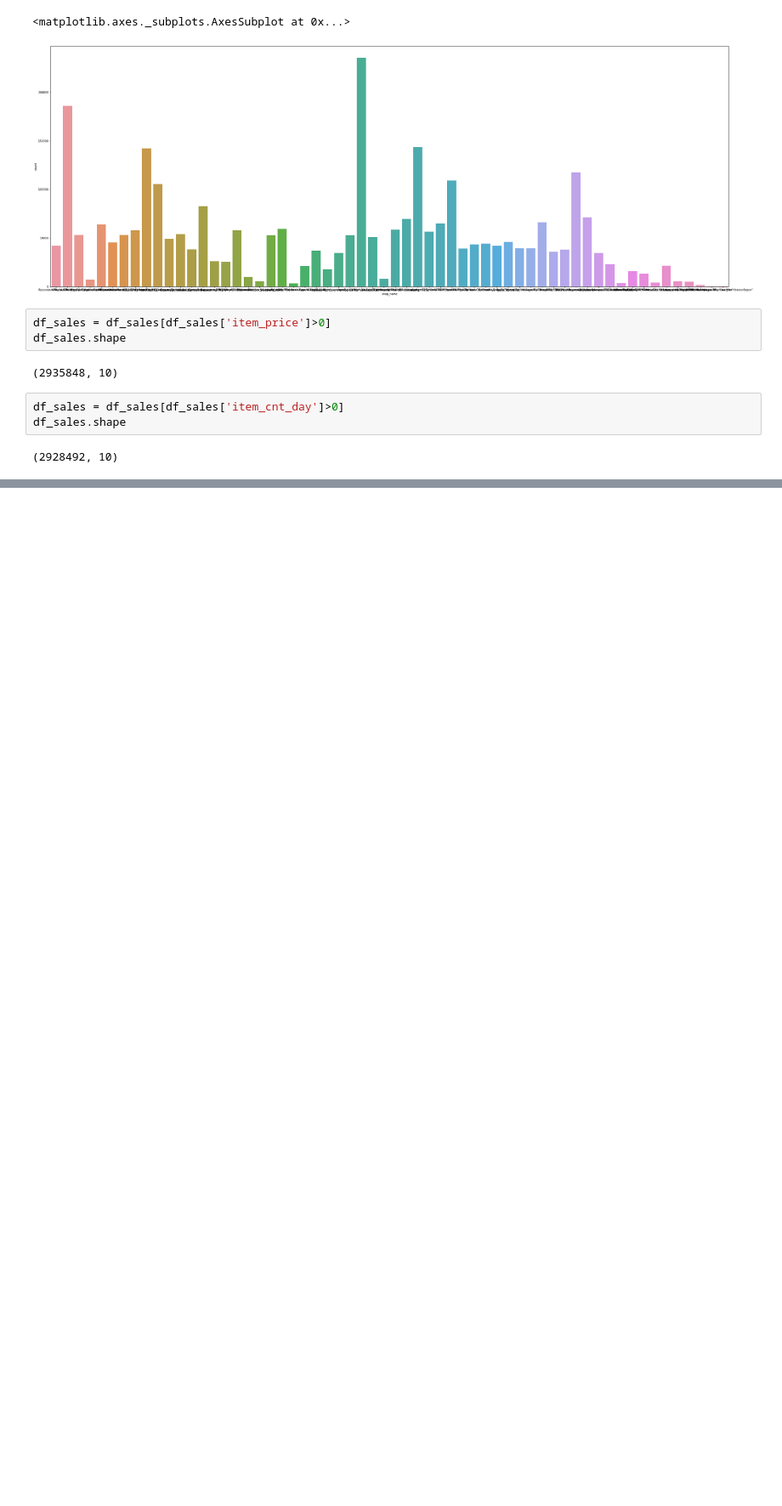
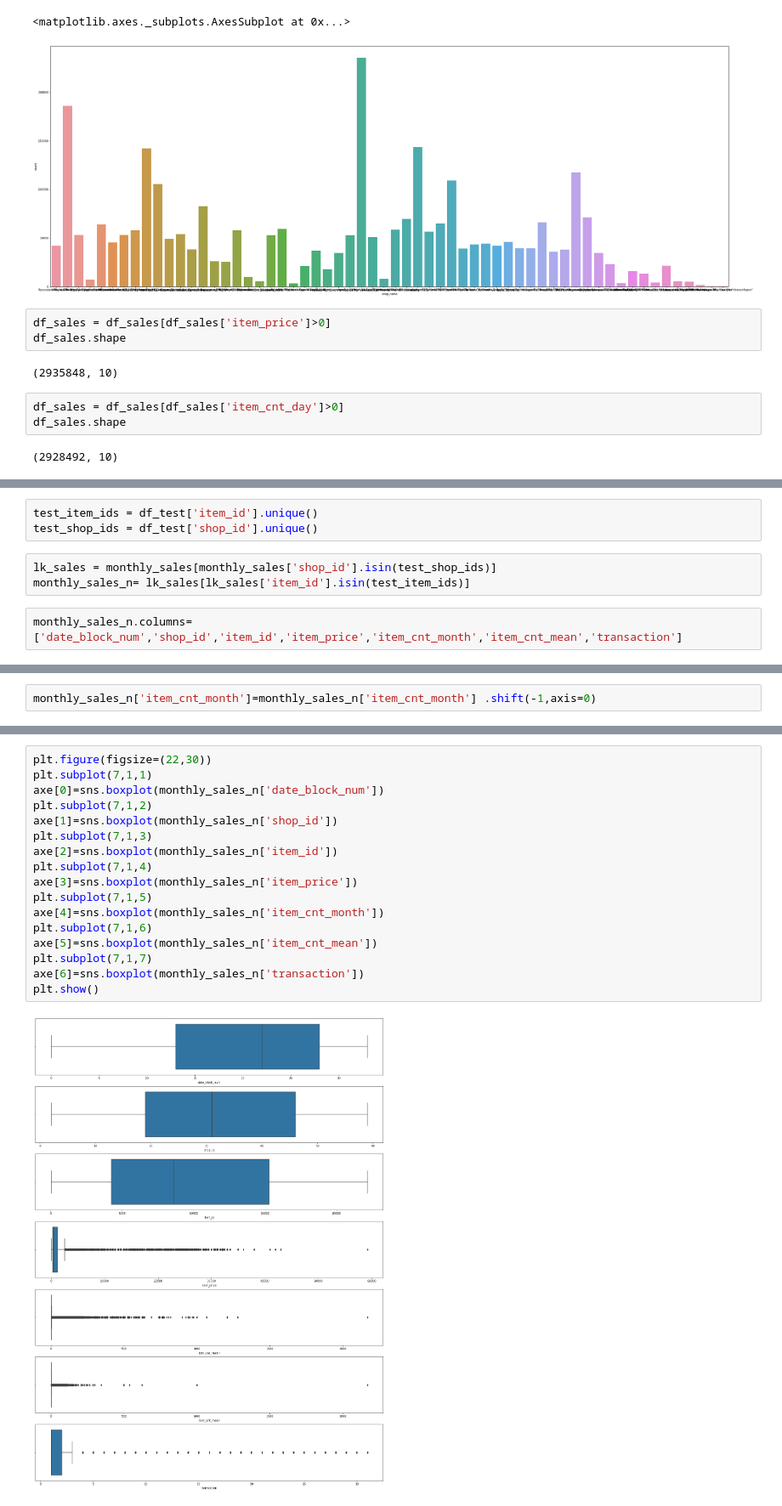
Before and after one commit to sardarmonsoorsait/Crossroad, a Jupyter notebook: asaiTech_predictfuturesales.ipynb, the cells around one changed output, grey strips where cells are left out. Shown at 85% size. Saved outputs shown, nothing was run; the diff lists cells and outputs as text; blank space fills up the shorter version.

```diff
--- a/asaiTech_predictfuturesales.ipynb
+++ b/asaiTech_predictfuturesales.ipynb
@@ -283,0 +289,8 @@ monthly_s = df_sales.join(monthly_sales,)
+# %%
+test_item_ids = df_test['item_id'].unique()
+test_shop_ids = df_test['shop_id'].unique()
+# %%
+lk_sales = monthly_sales[monthly_sales['shop_id'].isin(test_shop_ids)]
+monthly_sales_n= lk_sales[lk_sales['item_id'].isin(test_item_ids)]
+# %%
+monthly_sales_n.columns=['date_block_num','shop_id','item_id','item_price','item_cnt_month','item_cnt_mean','transaction']
@@ -283,0 +313,2 @@ monthly_s = df_sales.join(monthly_sales,)
+# %%
+monthly_sales_n['item_cnt_month']=monthly_sales_n['item_cnt_month'] .shift(-1,axis=0)
@@ -283,0 +337,19 @@ monthly_s = df_sales.join(monthly_sales,)
+# %%
+plt.figure(figsize=(22,30))
+plt.subplot(7,1,1)
+axe[0]=sns.boxplot(monthly_sales_n['date_block_num'])
+plt.subplot(7,1,2)
+axe[1]=sns.boxplot(monthly_sales_n['shop_id'])
+plt.subplot(7,1,3)
+axe[2]=sns.boxplot(monthly_sales_n['item_id'])
+plt.subplot(7,1,4)
+axe[3]=sns.boxplot(monthly_sales_n['item_price'])
+plt.subplot(7,1,5)
+axe[4]=sns.boxplot(monthly_sales_n['item_cnt_month'])
+plt.subplot(7,1,6)
+axe[5]=sns.boxplot(monthly_sales_n['item_cnt_mean'])
+plt.subplot(7,1,7)
+axe[6]=sns.boxplot(monthly_sales_n['transaction'])
+plt.show()
+# %% [output]
+[figure, added]
```
Also changed, not shown: parts of 9 cells of this notebook.
